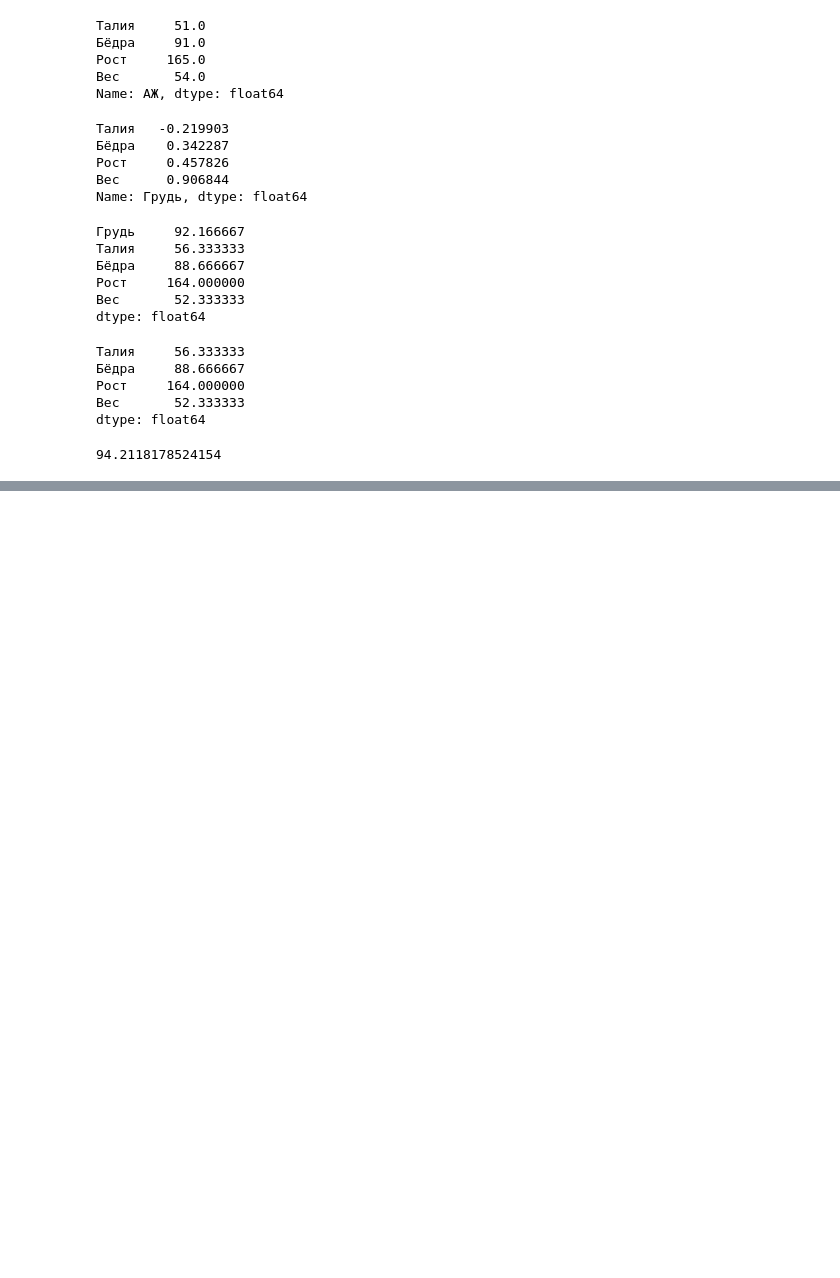
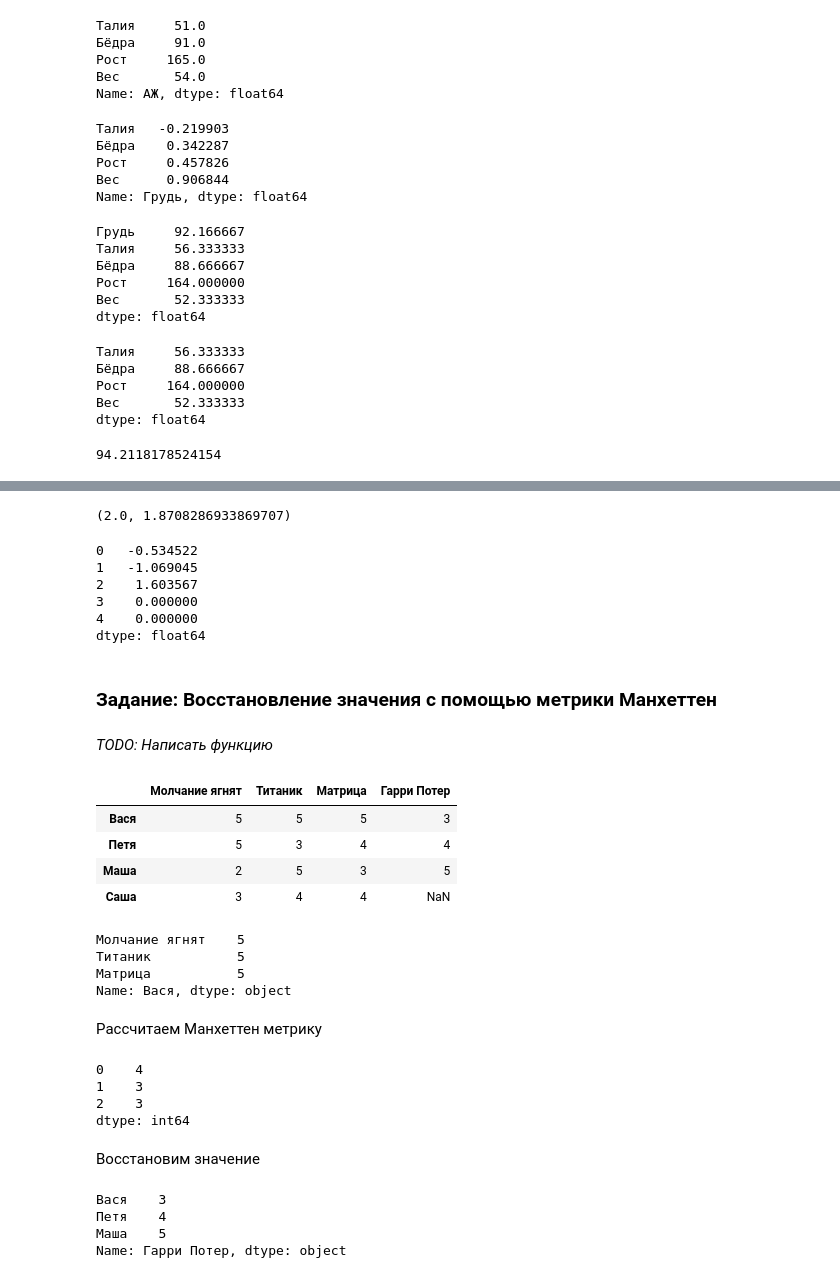
Before and after one commit to Shurikus-crypto/Stepic_ML_Artem, a Jupyter notebook: lesson_02.ipynb, the cells around one changed output, grey strips where cells are left out. Drawn from its saved outputs; the diff is of its cells as text; code cells hidden in the pictures; blank space fills up the shorter version.

```diff
--- a/lesson_02.ipynb
+++ b/lesson_02.ipynb
@@ -381,0 +412,66 @@ res_feature
+# %%
+mean_p = p.mean()
+std_p = p.std()
+mean_p, std_p
+# %% [output]
+(2.0, 1.8708286933869707)
+# %%
+(p - mean_p) / (std_p)
+# %% [output]
+0   -0.534522
+1   -1.069045
+2    1.603567
+3    0.000000
+4    0.000000
+dtype: float64
+# %% [markdown]
+### Задание: Восстановление значения с помощью метрики Манхеттен
+# %% [markdown]
+_TODO: Написать функцию_
+# %%
+row_01 = [5, 5, 5, 3]
+row_02 = [5, 3, 4, 4]
+row_03 = [2, 5, 3, 5]
+row_04 = [3, 4, 4, np.nan]
+# %%
+test_df = pd.DataFrame(index=['Вася', 'Петя', 'Маша', 'Саша'], columns=['Молчание ягнят', 'Титаник', 'Матрица', 'Гарри Потер'])
+test_df.loc['Вася'] = row_01
+test_df.loc['Петя'] = row_02
+test_df.loc['Маша'] = row_03
+test_df.loc['Саша'] = row_04
+test_df
+# %% [output]
+|  | Молчание ягнят | Титаник | Матрица | Гарри Потер |
+| Вася | 5 | 5 | 5 | 3 |
+| Петя | 5 | 3 | 4 | 4 |
+| Маша | 2 | 5 | 3 | 5 |
+| Саша | 3 | 4 | 4 | NaN |
+# %%
+test_df.iloc[0][0:3]
+# %% [output]
+Молчание ягнят    5
+Титаник           5
+Матрица           5
+Name: Вася, dtype: object
+# %% [markdown]
+Рассчитаем Манхеттен метрику
+# %%
+m_01 = np.sum(np.abs(test_df.iloc[0][0:3] - test_df.iloc[3][0:3]))
+m_02 = np.sum(np.abs(test_df.iloc[1][0:3] - test_df.iloc[3][0:3]))
+m_03 = np.sum(np.abs(test_df.iloc[2][0:3] - test_df.iloc[3][0:3]))
+m_all = pd.Series([m_01, m_02, m_03])
+m_all
+# %% [output]
+0    4
+1    3
+2    3
+dtype: int64
+# %% [markdown]
+Восстановим значение
+# %%
+test_df['Гарри Потер'][0:3]
+# %% [output]
+Вася    3
+Петя    4
+Маша    5
+Name: Гарри Потер, dtype: object
```
Also changed, not shown: parts of 20 cells of this notebook, 3 other files.
